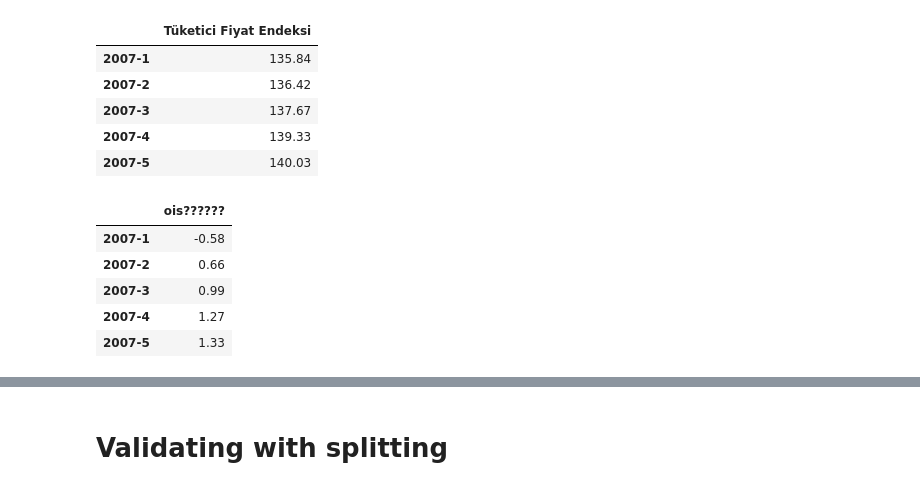
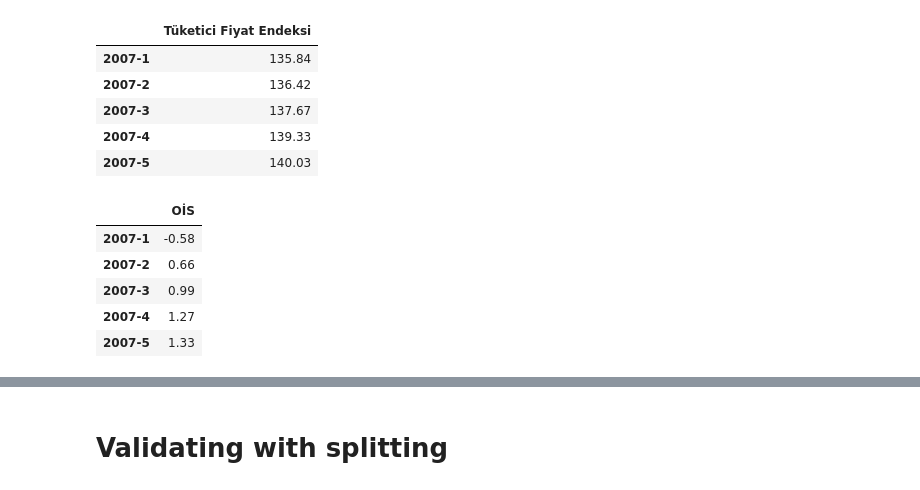
Before and after one commit to beratgumus/ConsumerConfidenceIndexEstimation, a Jupyter notebook: Proje2.ipynb, the cells around one changed output, grey strips where cells are left out. Saved outputs shown, nothing was run; the diff lists cells and outputs as text; code cells hidden in the pictures.

```diff
--- a/Proje2.ipynb
+++ b/Proje2.ipynb
@@ -60,10 +60,10 @@ tufe.head()
 | 2007-5 | 140.03 |
 # %%
 ois_init = pd.read_excel('ois.xls')
-ois = converter(ois_init,'ois??????')
+ois = converter(ois_init,'OİS')
 ois.head()
 # %% [output]
-|  | ois?????? |
+|  | OİS |
 | 2007-1 | -0.58 |
 | 2007-2 | 0.66 |
 | 2007-3 | 0.99 |
```
Also changed, not shown: parts of 10 cells of this notebook.
